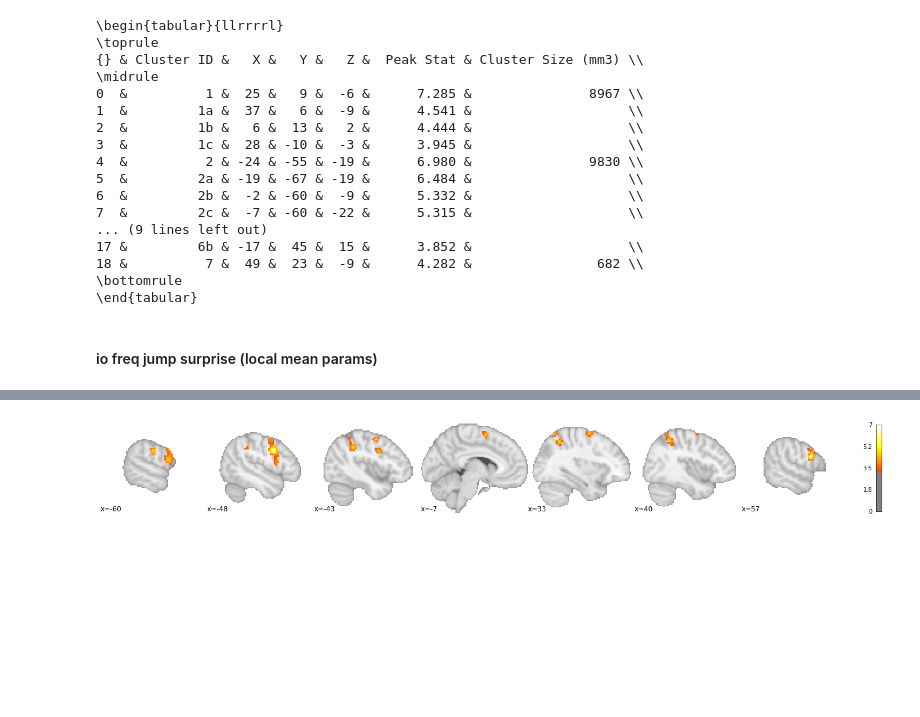
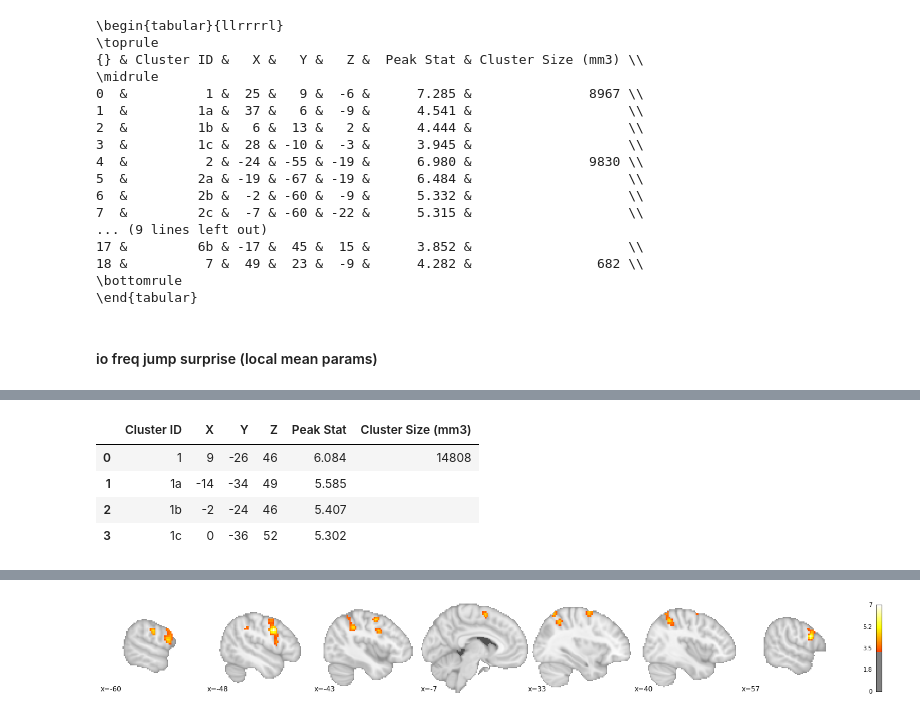
Before and after one commit to syzhang/tsl_hbi, a Jupyter notebook: imaging_plot/visualise.ipynb, the cells around one changed output, grey strips where cells are left out. Cells and saved outputs as stored; diff of their text form; code cells hidden in the pictures; blank space fills up the shorter version.

```diff
--- a/imaging_plot/visualise.ipynb
+++ b/imaging_plot/visualise.ipynb
@@ -532,0 +533,15 @@ g.savefig('./figs/io_jump_freq_sh_orth.pdf')
+# %%
+from nilearn.reporting import get_clusters_table
+table = get_clusters_table(clean_map, stat_threshold=threshold,
+                           cluster_threshold=10)
+# print(table)
+table[['X','Y','Z']] = table[['X','Y','Z']].astype(int)
+table[['Peak Stat']] = table[['Peak Stat']].round(3)
+# %%
+table
+# %% [output]
+|  | Cluster ID | X | Y | Z | Peak Stat | Cluster Size (mm3) |
+| 0 | 1 | 9 | -26 | 46 | 6.084 | 14808 |
+| 1 | 1a | -14 | -34 | 49 | 5.585 |  |
+| 2 | 1b | -2 | -24 | 46 | 5.407 |  |
+| 3 | 1c | 0 | -36 | 52 | 5.302 |  |
```
Also changed, not shown: parts of 3 cells of this notebook, 1 other file.
